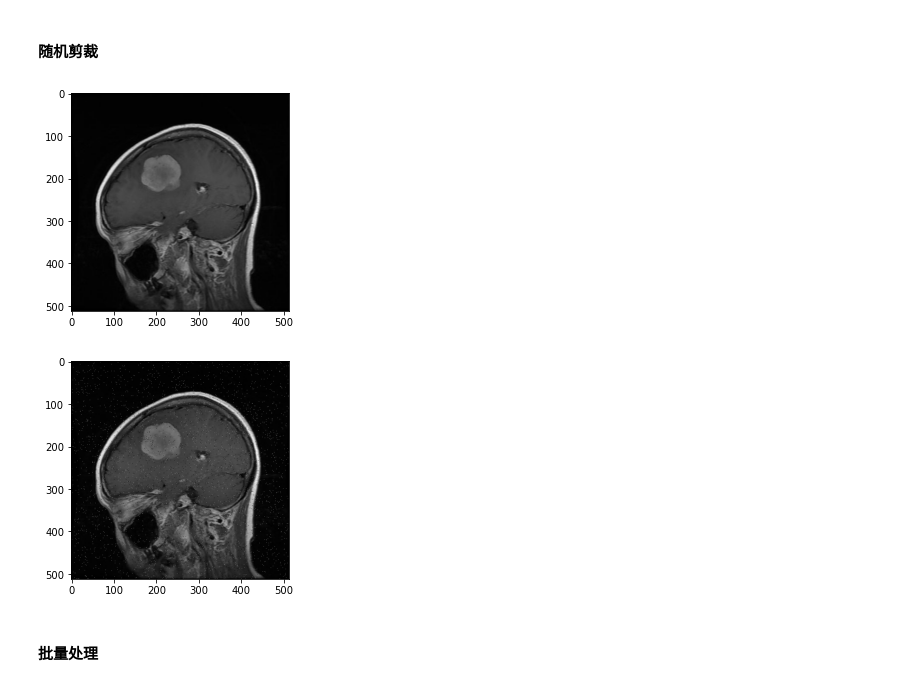
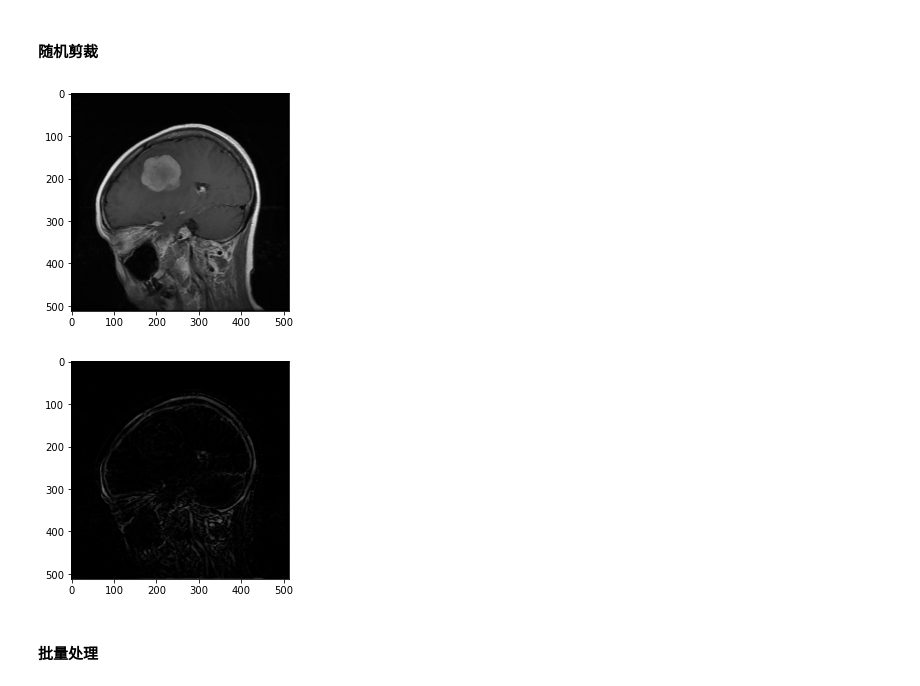
Before and after one commit to Challyfilio/Triton, a Jupyter notebook: image_operate.ipynb, the cells around one changed output. Drawn from its saved outputs; the diff is of its cells as text; code cells hidden in the pictures.

```diff
--- a/image_operate.ipynb
+++ b/image_operate.ipynb
@@ -27,3 +29,8 @@ def tiduyunsuan(img):
+# %%
+def blackhat(img):
+    k = np.ones((19, 19), np.uint8)
+    dst = cv2.morphologyEx(img, cv2.MORPH_BLACKHAT, k)
+    return dst
 # %% [markdown]
 #### 灰度图像
 # %%
@@ -61,13 +68,14 @@ def Randomcorp(img):
     return cropped
 # %%
 #看画儿用的cell
+plt.figure(figsize=(4, 4))
 img = cv2.imread('TEST/m/train_m610.jpg')
 Imshow(img)
-dst = sp_noise(img,0.01)
+dst = blackhat(img)
 Imshow(dst)
 # %% [output]
 [figure]
-[figure, old version]
+[figure, new version]
 # %% [markdown]
 #### 批量处理
 # %%
```
Also changed, not shown: parts of 1 cell of this notebook.
